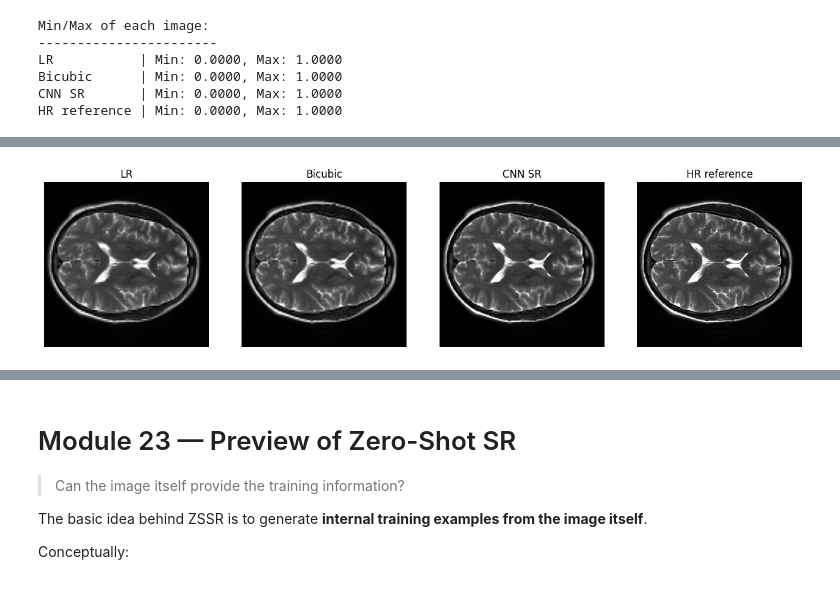
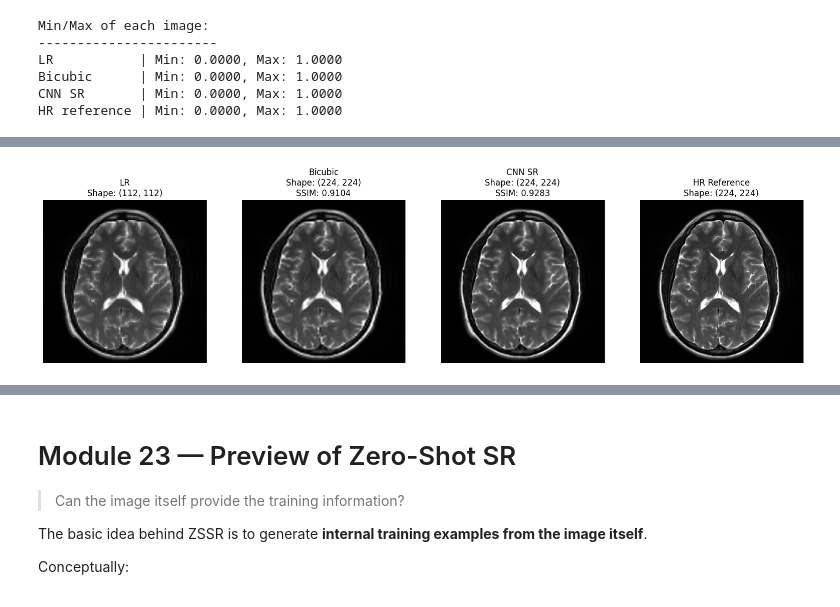
Before and after one commit to ajaynice1996/DIY_MRI_Workshop_II_Recon, a Jupyter notebook: Day_3_Notebook_1_1_SRR_Basics.ipynb, the cells around one changed output, grey strips where cells are left out. Saved outputs shown, nothing was run; the diff lists cells and outputs as text; code cells hidden in the pictures.

```diff
--- a/Day_3_Notebook_1_1_SRR_Basics.ipynb
+++ b/Day_3_Notebook_1_1_SRR_Basics.ipynb
@@ -382,22 +642,23 @@ images = [
 ]
 
 titles = [
-    "HR reference",
-    "Nearest",
-    "Bilinear",
-    "Bicubic"
+    f"HR Reference\nShape: {hr.shape} ",
+    f"Nearest\nShape: {nearest.shape} ",
+    f"Bilinear\nShape: {bilinear.shape} ",
+    f"Bicubic\nShape: {bicubic.shape} "
 ]
 
 for a, image, title in zip(ax, images, titles):
 
     a.imshow(
-        image,
+        image.T,
         cmap="gray",
-
+        origin="lower"
     )
 
     a.set_title(title)
     a.axis("off")
 
+plt.tight_layout()
 plt.show()
 # %% [output]
@@ -1181,39 +1606,97 @@ HR reference | Min: 0.0000, Max: 1.0000
 # %%
 fig, ax = plt.subplots(
     1, 4,
     figsize=(16, 4)
 )
 
+# Calculate SSIM
+bicubic_ssim = ssim(
+    hr,
+    bicubic,
+    data_range=1.0
+)
+
+cnn_ssim = ssim(
+    hr,
+    sr_prediction,
+    data_range=1.0
+)
+
 ax[0].imshow(
-    lr,
+    lr.T,
     cmap="gray",
+    origin="lower"
 )
-ax[0].set_title("LR")
+ax[0].set_title(
+    f"LR\nShape: {lr.shape}"
+)
 
 ax[1].imshow(
-    bicubic,
+    bicubic.T,
     cmap="gray",
+    origin="lower"
 )
-ax[1].set_title("Bicubic")
+ax[1].set_title(
+    f"Bicubic\n"
+    f"Shape: {bicubic.shape}\n"
+    f"SSIM: {bicubic_ssim:.4f}"
+)
 
 ax[2].imshow(
-    sr_prediction,
+    sr_prediction.T,
     cmap="gray",
+    origin="lower",
     vmin=0,
     vmax=1
-
 )
-ax[2].set_title("CNN SR")
+ax[2].set_title(
+    f"CNN SR\n"
+    f"Shape: {sr_prediction.shape}\n"
+    f"SSIM: {cnn_ssim:.4f}"
+)
 
 ax[3].imshow(
-    hr,
-    cmap="gray"
+    hr.T,
+    cmap="gray",
+    origin="lower"
 )
-ax[3].set_title("HR reference")
+ax[3].set_title(
+    f"HR Reference\n"
+    f"Shape: {hr.shape}"
+)
 
 for a in ax:
     a.axis("off")
 
+plt.tight_layout()
 plt.show()
+
+print("Bicubic")
+print(
+    "PSNR:",
+    psnr(hr, bicubic)
+)
+print(
+    "SSIM:",
+    ssim(
+        hr,
+        bicubic,
+        data_range=1.0
+    )
+)
+
+print("\nCNN SR")
+print(
+    "PSNR:",
+    psnr(hr, sr_prediction)
+)
+print(
+    "SSIM:",
+    ssim(
+        hr,
+        sr_prediction,
+        data_range=1.0
+    )
+)
 # %% [output]
-[figure, old version]
+[figure, new version]
```
Also changed, not shown: parts of 70 cells of this notebook.
